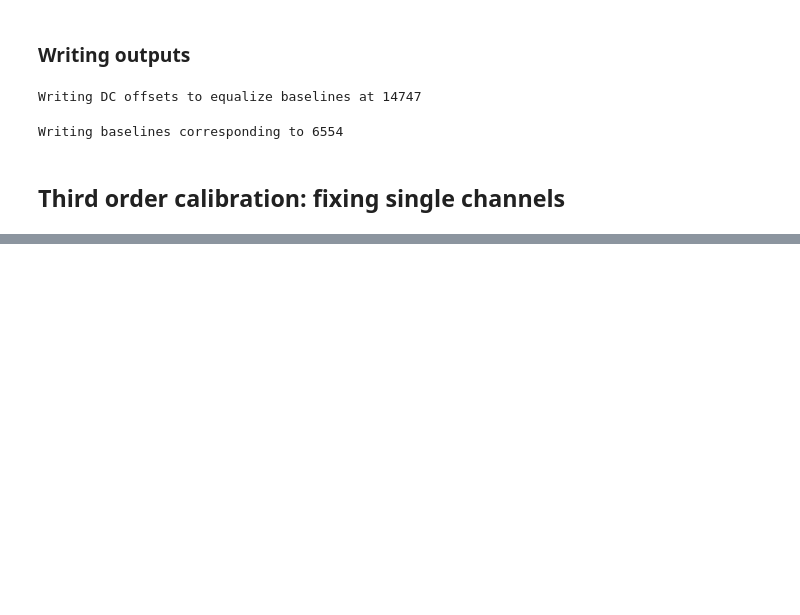
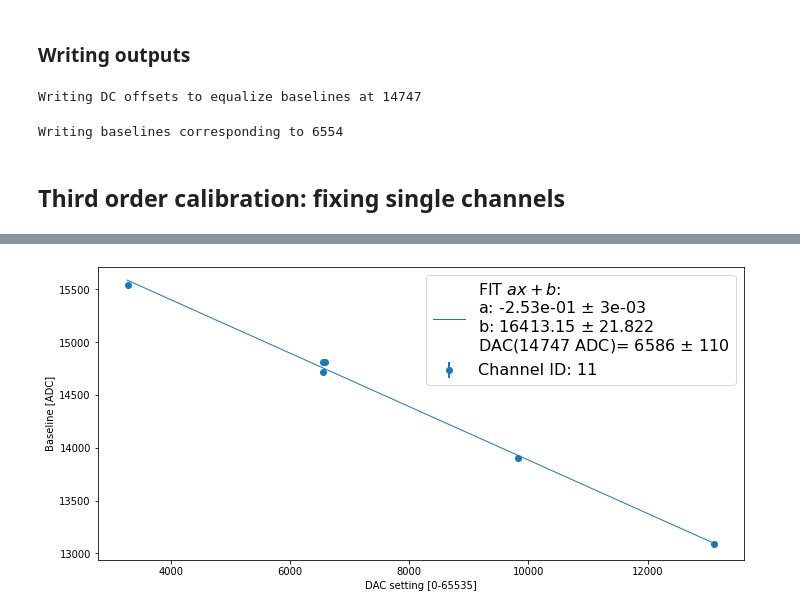
Before and after one commit to mvicenzi/pmt-baselines, a Jupyter notebook: python/calibrate_baselines.ipynb, the cells around one changed output, grey strips where cells are left out. Cells and saved outputs as stored; diff of their text form; code cells hidden in the pictures; blank space fills up the shorter version.

Commit message:
several updates: new calibrations, new mapping

```diff
--- a/python/calibrate_baselines.ipynb
+++ b/python/calibrate_baselines.ipynb
@@ -629,0 +669,82 @@ Writing baselines corresponding to 6554
+# %%
+rundb = {  3277:"9573", 6554:"9564", 9831:"9574", 13108:"9575" } #0:"9572", 32767:"9576"
+addrun = { 9583:"calibrations/DC_offsets_for_14747_22Feb2023.csv", 9589:"calibrations/DC_offsets_for_14747_2nd_23Feb2023.csv" }
+
+geodb = readSqlitedb()
+# %%
+list_channels = [ 11, 13, 19, 45, 58, 60, 110, 140, 145, 157, 172, 262, 344]
+# %%
+pdf = backend_pdf.PdfPages("calibrations/baseline_calibration_3rd_28Feb2023.pdf")
+
+ttarget = 14747
+
+calibration = []
+DAC_nominal = []
+
+for channel_id in list_channels:
+
+    if channel_id == 11: ### DA LAVORARE
+        rundb = {  3277:"9573", 6554:"9564", 9831:"9574", 13108:"9575" }
+        addrun = { 9583:"calibrations/DC_offsets_for_14747_22Feb2023.csv", 9589:"calibrations/DC_offsets_for_14747_2nd_23Feb2023.csv" }
+
+    elif channel_id == 13:
+        rundb = {  6554:"9564", 9831:"9574" }
+        addrun = { 9583:"calibrations/DC_offsets_for_14747_22Feb2023.csv", 9589:"calibrations/DC_offsets_for_14747_2nd_23Feb2023.csv" }
+
+    elif channel_id == 19:
+        rundb = { 6554:"9564", 9831:"9574"}
+        addrun = { 9583:"calibrations/DC_offsets_for_14747_22Feb2023.csv", 9589:"calibrations/DC_offsets_for_14747_2nd_23Feb2023.csv" }
+
+    elif channel_id == 45: ### DA LAVORARE
+        rundb = { 3277:"9573", 6554:"9564", 9831:"9574", 13108:"9575"}
+        addrun = { 9583:"calibrations/DC_offsets_for_14747_22Feb2023.csv", 9589:"calibrations/DC_offsets_for_14747_2nd_23Feb2023.csv" }
+
+    elif channel_id == 58:
+        rundb = {   9831:"9574", 13108:"9575" }
+        addrun = { 9583:"calibrations/DC_offsets_for_14747_22Feb2023.csv", 9589:"calibrations/DC_offsets_for_14747_2nd_23Feb2023.csv" }
+
+    elif channel_id == 60:
+        rundb = {   9831:"9574", 13108:"9575" }
+        addrun = { 9583:"calibrations/DC_offsets_for_14747_22Feb2023.csv", 9589:"calibrations/DC_offsets_for_14747_2nd_23Feb2023.csv" }
+
+    elif channel_id == 110:
+        rundb = { 3277:"9573", 9831:"9574", 13108:"9575"}
+        addrun = { 9583:"calibrations/DC_offsets_for_14747_22Feb2023.csv", 9589:"calibrations/DC_offsets_for_14747_2nd_23Feb2023.csv" }
+
+    elif channel_id == 140: ### DA LAVORARE
+        rundb = { 3277:"9573", 6554:"9564", 9831:"9574", 13108:"9575"}
+        addrun = { 9583:"calibrations/DC_offsets_for_14747_22Feb2023.csv", 9589:"calibrations/DC_offsets_for_14747_2nd_23Feb2023.csv" }
+
+    elif channel_id == 145: ### DA LAVORARE
+        rundb = {  6554:"9564", 9831:"9574" }
+        addrun = { 9583:"calibrations/DC_offsets_for_14747_22Feb2023.csv", 9589:"calibrations/DC_offsets_for_14747_2nd_23Feb2023.csv" }
+
+    elif channel_id == 157:
+        rundb = { 3277:"9573", 6554:"9564"}
+        addrun = { 9583:"calibrations/DC_offsets_for_14747_22Feb2023.csv", 9589:"calibrations/DC_offsets_for_14747_2nd_23Feb2023.csv" }
+
+    elif channel_id == 172: ### DA LAVORARE
+        rundb = { 3277:"9573", 6554:"9564", 9831:"9574", 13108:"9575"}
+        addrun = { 9583:"calibrations/DC_offsets_for_14747_22Feb2023.csv", 9589:"calibrations/DC_offsets_for_14747_2nd_23Feb2023.csv" }
+
+    elif channel_id == 262:
+        rundb = { 6554:"9564", 9831:"9574"}
+        addrun = { 9583:"calibrations/DC_offsets_for_14747_22Feb2023.csv", 9589:"calibrations/DC_offsets_for_14747_2nd_23Feb2023.csv" }
+
+    elif channel_id == 344: ### DA LAVORARE
+        rundb = { 3277:"9573", 6554:"9564", 9831:"9574", 13108:"9575"}
+        addrun = { 9583:"calibrations/DC_offsets_for_14747_22Feb2023.csv"} #9589:"calibrations/DC_offsets_for_14747_2nd_23Feb2023.csv" }
+
+    d, ed, p, ep = plot_single_with_exceptions(rundb, addrun, channel_id, pdf, target=ttarget, num=20, perr=20)
+
+    calibration.append( {"channel_id": channel_id,
+                    "p0": p[0],
+                    "ep0": ep[0],
+                    "p1": p[1],
+                    "ep1": ep[1],
+                   })
+
+    DAC_nominal.append(d)
+
+pdf.close()
+# %% [output]
@@ -629,0 +764 @@ Writing baselines corresponding to 6554
+[figure, added]
```
Also changed, not shown: parts of 21 cells of this notebook, 4 other files.
